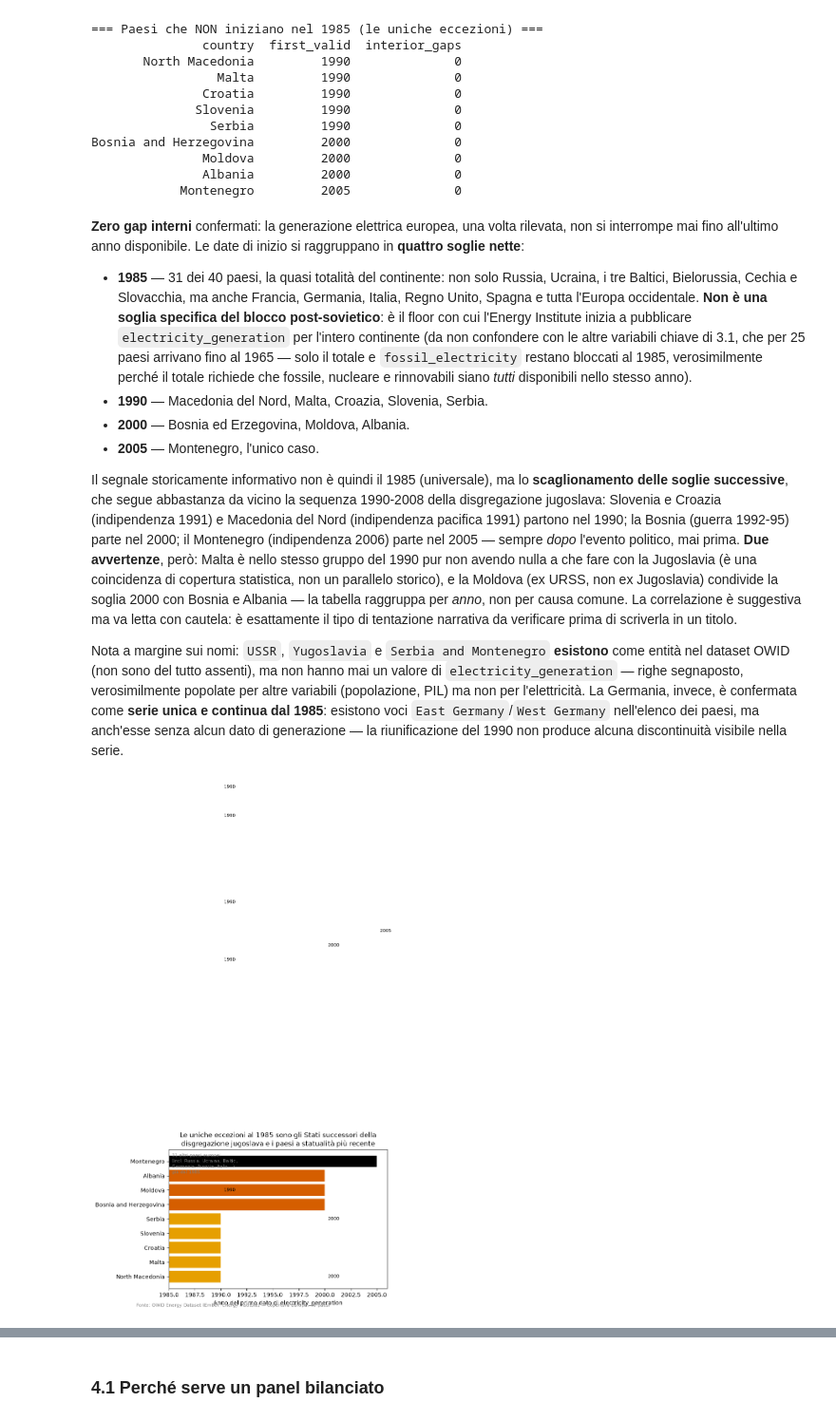
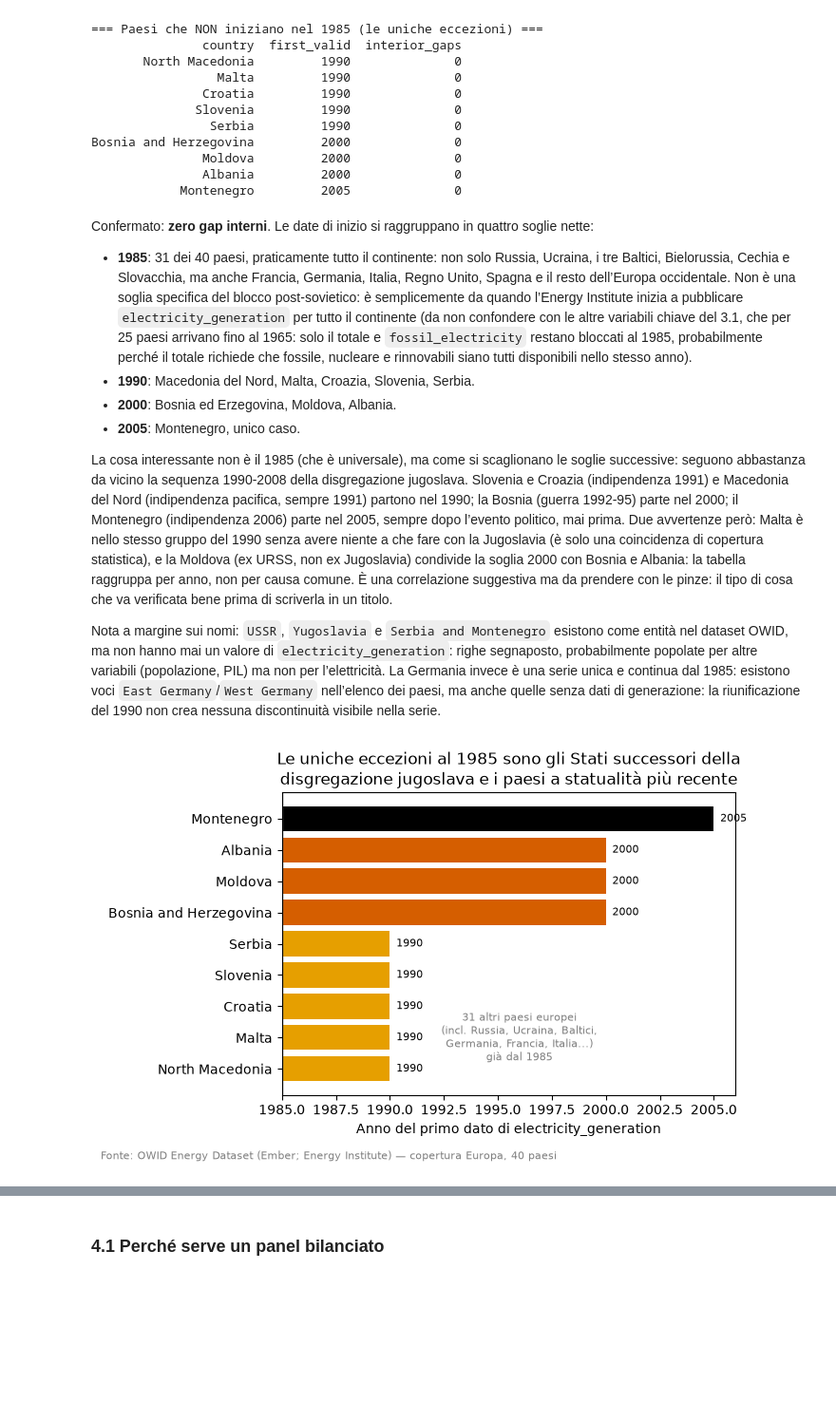
Before and after one commit to marco-pedretti/Progetto-Data-Visualization-e-Dashboard-Design, a Jupyter notebook: eda_energia_europa.ipynb, the cells around one changed output, grey strips where cells are left out. Shown at 95% size. Cells and saved outputs as stored; diff of their text form; code cells hidden in the pictures; blank space fills up the shorter version.

```diff
--- a/eda_energia_europa.ipynb
+++ b/eda_energia_europa.ipynb
@@ -382,36 +382,36 @@ Bosnia and Herzegovina         2000              0
                Albania         2000              0
             Montenegro         2005              0
 # %% [markdown]
-**Zero gap interni** confermati: la generazione elettrica europea, una volta rilevata, non si interrompe mai fino all'ultimo anno disponibile. Le date di inizio si raggruppano in **quattro soglie nette**:
+Confermato: **zero gap interni**. Le date di inizio si raggruppano in quattro soglie nette:
 
-- **1985** — 31 dei 40 paesi, la quasi totalità del continente: non solo Russia, Ucraina, i tre Baltici, Bielorussia, Cechia e Slovacchia, ma anche Francia, Germania, Italia, Regno Unito, Spagna e tutta l'Europa occidentale. **Non è una soglia specifica del blocco post-sovietico**: è il floor con cui l'Energy Institute inizia a pubblicare `electricity_generation` per l'intero continente (da non confondere con le altre variabili chiave di 3.1, che per 25 paesi arrivano fino al 1965 — solo il totale e `fossil_electricity` restano bloccati al 1985, verosimilmente perché il totale richiede che fossile, nucleare e rinnovabili siano *tutti* disponibili nello stesso anno).
-- **1990** — Macedonia del Nord, Malta, Croazia, Slovenia, Serbia.
-- **2000** — Bosnia ed Erzegovina, Moldova, Albania.
-- **2005** — Montenegro, l'unico caso.
+- **1985**: 31 dei 40 paesi, praticamente tutto il continente: non solo Russia, Ucraina, i tre Baltici, Bielorussia, Cechia e Slovacchia, ma anche Francia, Germania, Italia, Regno Unito, Spagna e il resto dell’Europa occidentale. Non è una soglia specifica del blocco post-sovietico: è semplicemente da quando l’Energy Institute inizia a pubblicare `electricity_generation` per tutto il continente (da non confondere con le altre variabili chiave del 3.1, che per 25 paesi arrivano fino al 1965: solo il totale e `fossil_electricity` restano bloccati al 1985, probabilmente perché il totale richiede che fossile, nucleare e rinnovabili siano tutti disponibili nello stesso anno).
+- **1990**: Macedonia del Nord, Malta, Croazia, Slovenia, Serbia.
+- **2000**: Bosnia ed Erzegovina, Moldova, Albania.
+- **2005**: Montenegro, unico caso.
 
-Il segnale storicamente informativo non è quindi il 1985 (universale), ma lo **scaglionamento delle soglie successive**, che segue abbastanza da vicino la sequenza 1990-2008 della disgregazione jugoslava: Slovenia e Croazia (indipendenza 1991) e Macedonia del Nord (indipendenza pacifica 1991) partono nel 1990; la Bosnia (guerra 1992-95) parte nel 2000; il Montenegro (indipendenza 2006) parte nel 2005 — sempre *dopo* l'evento politico, mai prima. **Due avvertenze**, però: Malta è nello stesso gruppo del 1990 pur non avendo nulla a che fare con la Jugoslavia (è una coincidenza di copertura statistica, non un parallelo storico), e la Moldova (ex URSS, non ex Jugoslavia) condivide la soglia 2000 con Bosnia e Albania — la tabella raggruppa per *anno*, non per causa comune. La correlazione è suggestiva ma va letta con cautela: è esattamente il tipo di tentazione narrativa da verificare prima di scriverla in un titolo.
+La cosa interessante non è il 1985 (che è universale), ma come si scaglionano le soglie successive: seguono abbastanza da vicino la sequenza 1990-2008 della disgregazione jugoslava. Slovenia e Croazia (indipendenza 1991) e Macedonia del Nord (indipendenza pacifica, sempre 1991) partono nel 1990; la Bosnia (guerra 1992-95) parte nel 2000; il Montenegro (indipendenza 2006) parte nel 2005, sempre dopo l’evento politico, mai prima. Due avvertenze però: Malta è nello stesso gruppo del 1990 senza avere niente a che fare con la Jugoslavia (è solo una coincidenza di copertura statistica), e la Moldova (ex URSS, non ex Jugoslavia) condivide la soglia 2000 con Bosnia e Albania: la tabella raggruppa per anno, non per causa comune. È una correlazione suggestiva ma da prendere con le pinze: il tipo di cosa che va verificata bene prima di scriverla in un titolo.
 
-Nota a margine sui nomi: `USSR`, `Yugoslavia` e `Serbia and Montenegro` **esistono** come entità nel dataset OWID (non sono del tutto assenti), ma non hanno mai un valore di `electricity_generation` — righe segnaposto, verosimilmente popolate per altre variabili (popolazione, PIL) ma non per l'elettricità. La Germania, invece, è confermata come **serie unica e continua dal 1985**: esistono voci `East Germany`/`West Germany` nell'elenco dei paesi, ma anch'esse senza alcun dato di generazione — la riunificazione del 1990 non produce alcuna discontinuità visibile nella serie.
+Nota a margine sui nomi: `USSR`, `Yugoslavia` e `Serbia and Montenegro` esistono come entità nel dataset OWID, ma non hanno mai un valore di `electricity_generation`: righe segnaposto, probabilmente popolate per altre variabili (popolazione, PIL) ma non per l’elettricità. La Germania invece è una serie unica e continua dal 1985: esistono voci `East Germany`/`West Germany` nell’elenco dei paesi, ma anche quelle senza dati di generazione: la riunificazione del 1990 non crea nessuna discontinuità visibile nella serie.
 # %%
 later = fv[fv["first_valid"] > 1985].sort_values("first_valid")
 _bucket_color = {1990: "#E69F00", 2000: "#D55E00", 2005: "#000000"}
 colors = [_bucket_color[y] for y in later["first_valid"]]
 
 fig, ax = plt.subplots(figsize=(7, 4.5))
 ax.barh(later["country"], later["first_valid"] - 1985, left=1985, color=colors)
-for y, (country, row) in zip(later["first_valid"], later.iterrows()):
-    ax.text(row["first_valid"] + 0.3, country, str(row["first_valid"]), va="center", fontsize=8)
+for country, year in zip(later["country"], later["first_valid"]):
+    ax.text(year + 0.3, country, str(year), va="center", fontsize=8)
 ax.axvline(1985, color="gray", linewidth=1)
-ax.text(1985.3, len(later) - 0.4,
+ax.text(1996, 1,
         "31 altri paesi europei\n(incl. Russia, Ucraina, Baltici,\nGermania, Francia, Italia...)\ngià dal 1985",
-        fontsize=8, color="gray", va="top")
+        fontsize=8, color="gray", va="center", ha="center")
 ax.set_xlabel("Anno del primo dato di electricity_generation")
 ax.set_title("Le uniche eccezioni al 1985 sono gli Stati successori della\ndisgregazione jugoslava e i paesi a statualità più recente")
 fig.text(0.01, 0.01, "Fonte: OWID Energy Dataset (Ember; Energy Institute) — copertura Europa, 40 paesi", fontsize=8, color="gray")
 plt.tight_layout(rect=[0, 0.03, 1, 1])
 plt.show()
 # %% [output]
-[figure, old version]
+[figure, new version]
 # %% [markdown]
 ## 4. Comporre e confrontare il mix elettrico europeo
 
```
Also changed, not shown: parts of 34 cells of this notebook.
